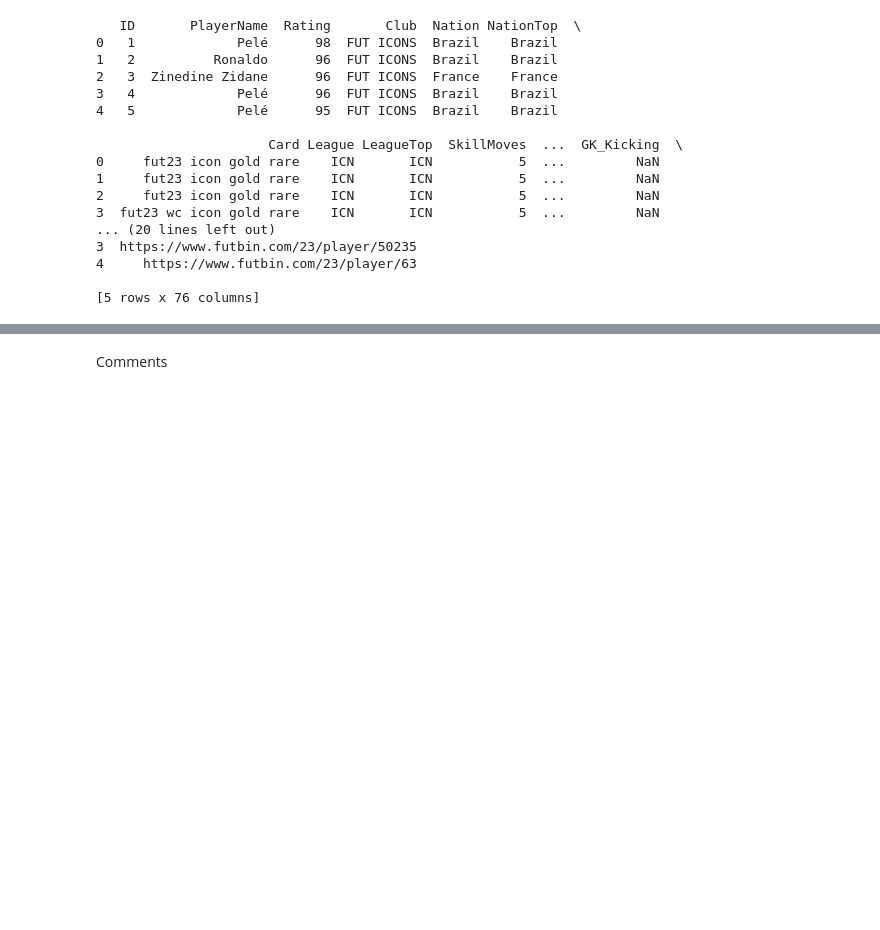
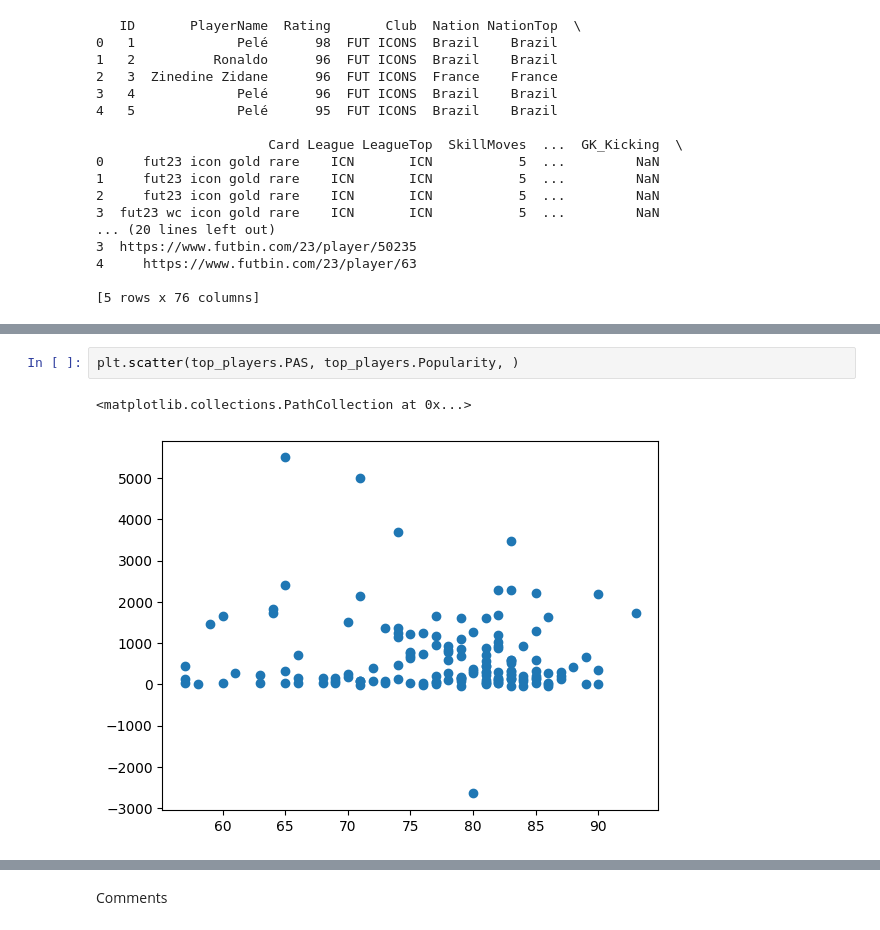
Before and after one commit to StrictHornet/FIFA, a Jupyter notebook: is_he_meta.ipynb, the cells around one changed output, grey strips where cells are left out. Cells and saved outputs as stored; diff of their text form; blank space fills up the shorter version.

```diff
--- a/is_he_meta.ipynb
+++ b/is_he_meta.ipynb
@@ -62,0 +72,5 @@ print(perfect_stat.head(50)[["PlayerName", stat, "Rating", "Popularity", "BodyTy
+# %%
+plt.scatter(top_players.PAS, top_players.Popularity, )
+# %% [output]
+<matplotlib.collections.PathCollection at 0x...>
+[figure, added]
```
Also changed, not shown: parts of 9 cells of this notebook.
